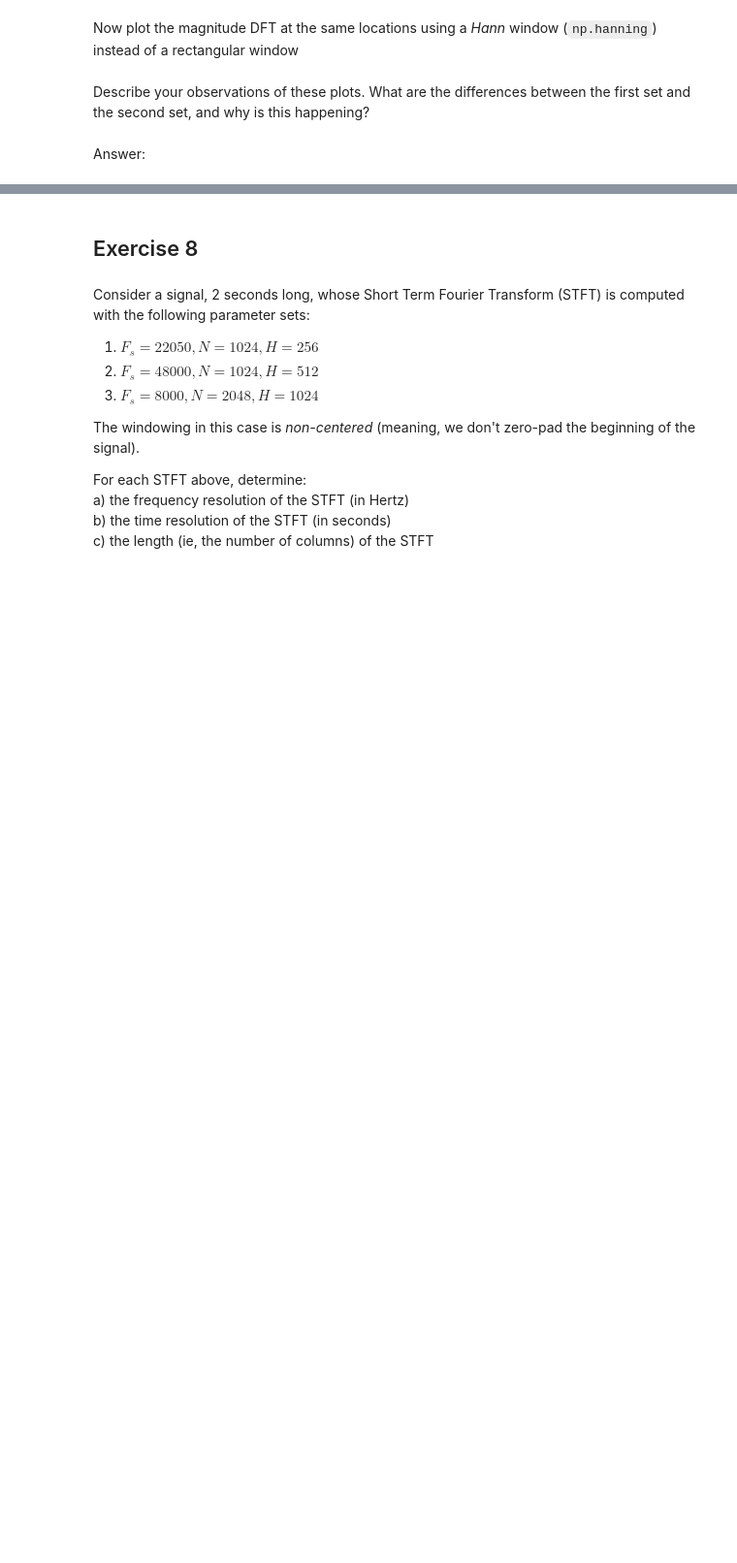
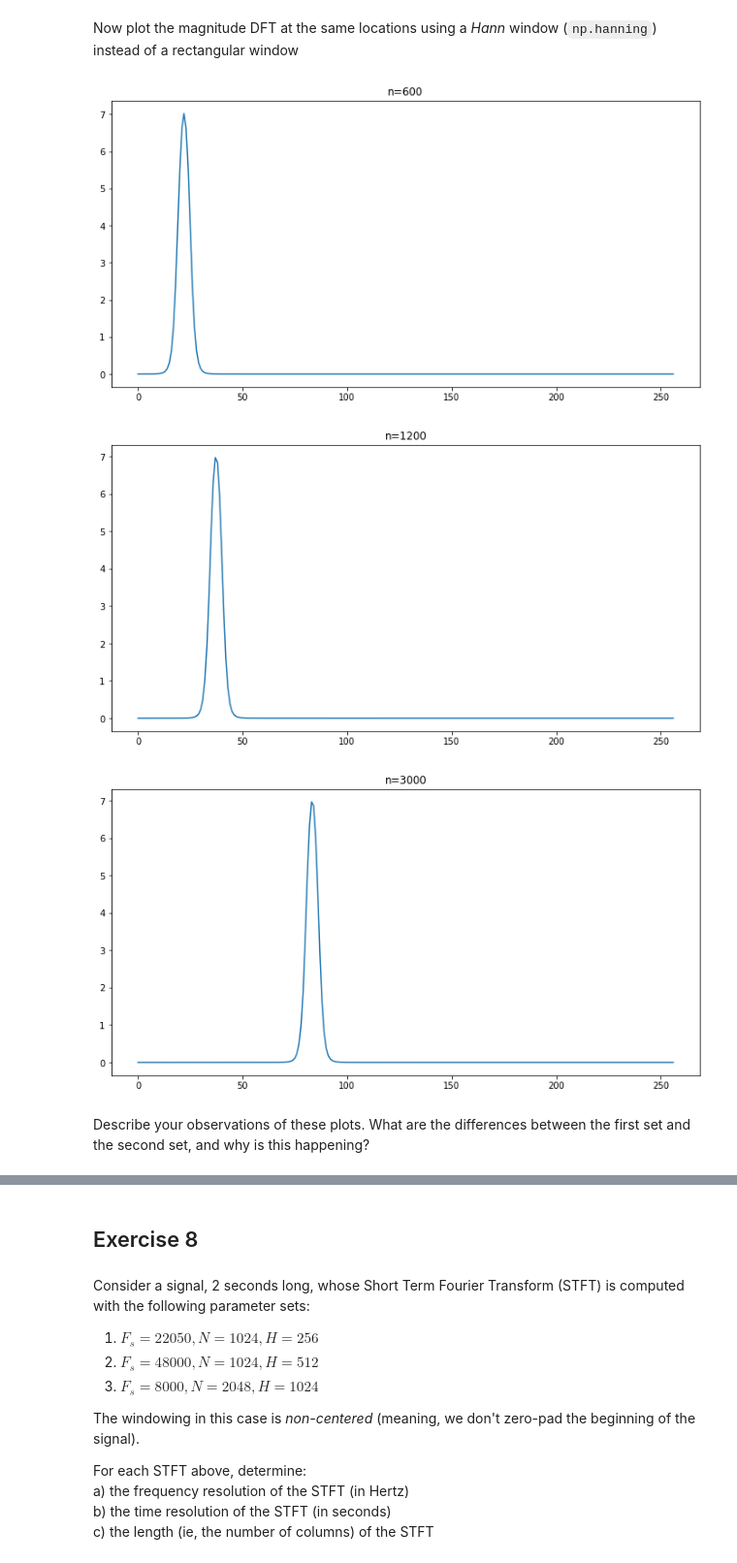
Before and after one commit to jmftrindade/digital_music_processing, a Jupyter notebook: 3_fourier/pset3.ipynb, the cells around one changed output, grey strips where cells are left out. Shown at 97% size. Saved outputs shown, nothing was run; the diff lists cells and outputs as text; code cells hidden in the pictures; blank space fills up the shorter version.

```diff
--- a/3_fourier/pset3.ipynb
+++ b/3_fourier/pset3.ipynb
@@ -329,4 +344,18 @@ Now plot the magnitude DFT at the same locations using a _Hann_ window (`np.hann
+# %%
+# plots of the DFT of hanning windows of x7 at 3 locations:
+win_len = 512
+win = np.hanning(win_len)
+
+locs = [600, 1200, 3000]
+for loc in locs:
+    x_win = win * x7[loc:loc+win_len]
+    dft = np.abs(np.fft.rfft(x_win))
+    plt.plot(dft)
+    plt.title(f'n={loc}')
+    plt.show()
+# %% [output]
+[figure, added]
+[figure, added]
+[figure, added]
 # %% [markdown]
 Describe your observations of these plots. What are the differences between the first set and the second set, and why is this happening?
-# %% [markdown]
-Answer:
```
Also changed, not shown: parts of 5 cells of this notebook.
